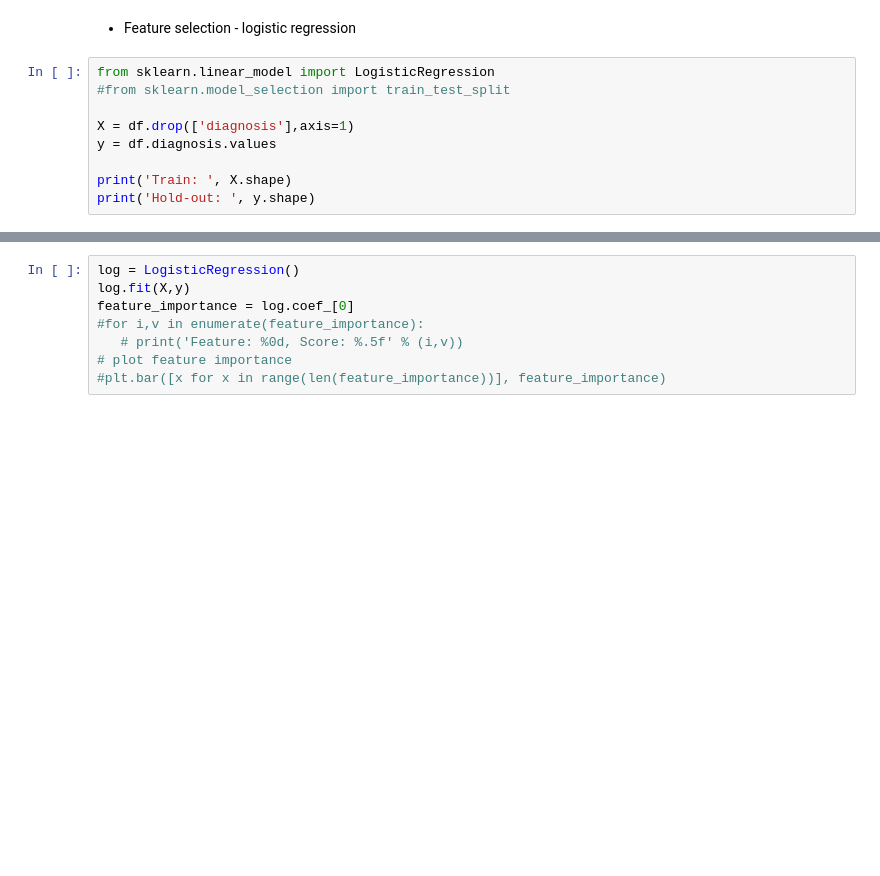
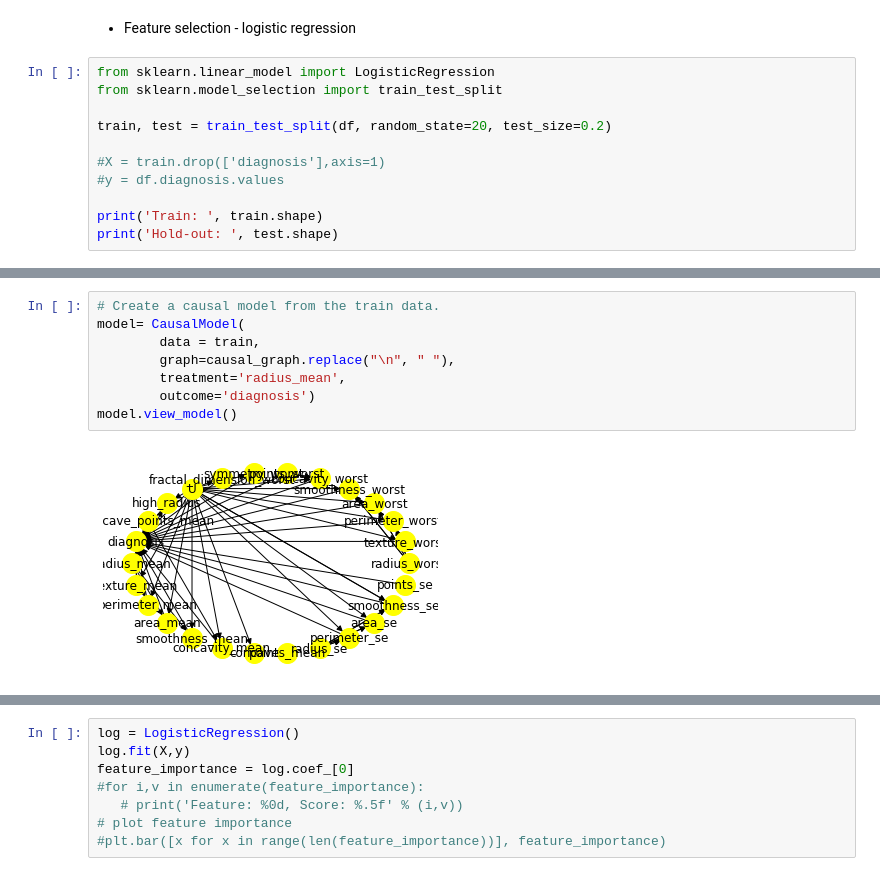
Before and after one commit to khaiyra/casualty, a Jupyter notebook: notebook/casual_learning.ipynb, the cells around one changed output, grey strips where cells are left out. Drawn from its saved outputs; the diff is of its cells as text; blank space fills up the shorter version.

Commit message:
causal notebook

```diff
--- a/notebook/casual_learning.ipynb
+++ b/notebook/casual_learning.ipynb
@@ -27,11 +27,13 @@ df.head()
 * Feature selection - logistic regression
 # %%
 from sklearn.linear_model import LogisticRegression
-#from sklearn.model_selection import train_test_split
+from sklearn.model_selection import train_test_split
 
-X = df.drop(['diagnosis'],axis=1)
-y = df.diagnosis.values
+train, test = train_test_split(df, random_state=20, test_size=0.2)
 
-print('Train: ', X.shape)
-print('Hold-out: ', y.shape)
+#X = train.drop(['diagnosis'],axis=1)
+#y = df.diagnosis.values
+
+print('Train: ', train.shape)
+print('Hold-out: ', test.shape)
 # %% [output]
@@ -39,0 +83,10 @@ Hold-out:  (569,)
+# %%
+# Create a causal model from the train data.
+model= CausalModel(
+        data = train,
+        graph=causal_graph.replace("\n", " "),
+        treatment='radius_mean',
+        outcome='diagnosis')
+model.view_model()
+# %% [output]
+[figure, added]
```
Also changed, not shown: parts of 13 cells of this notebook.
